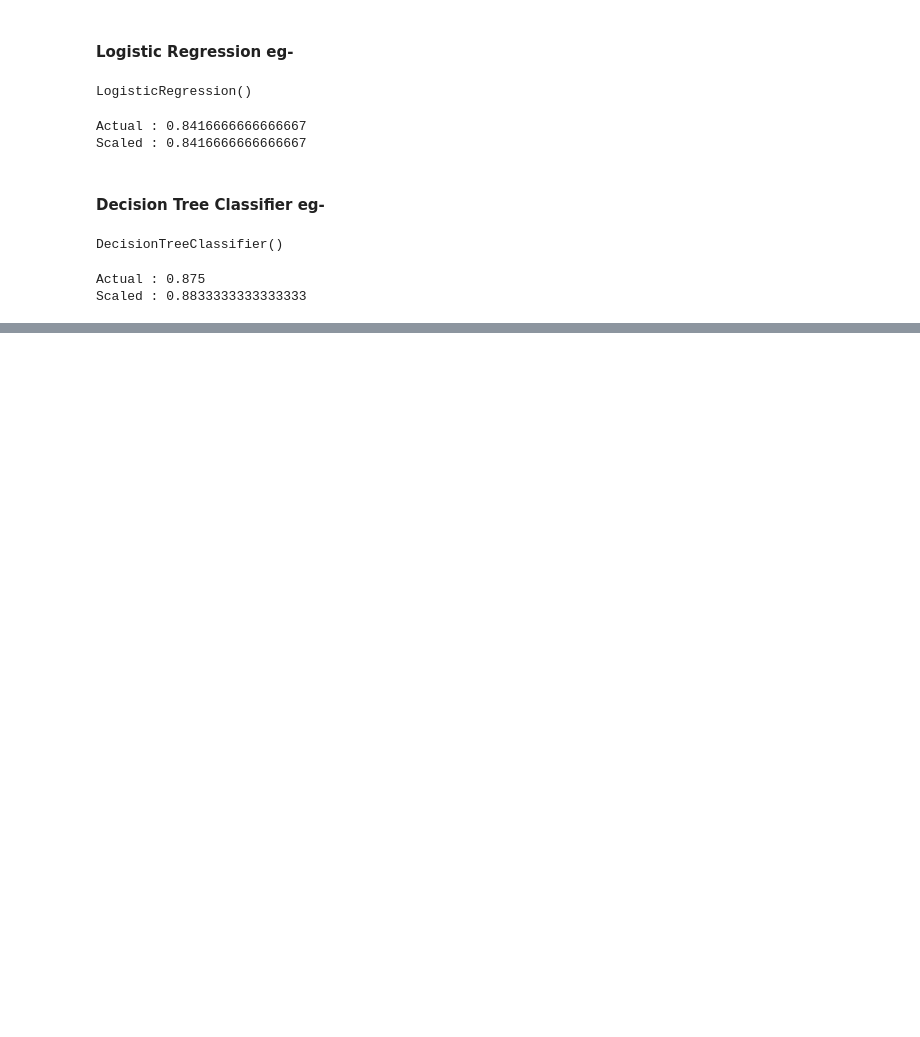
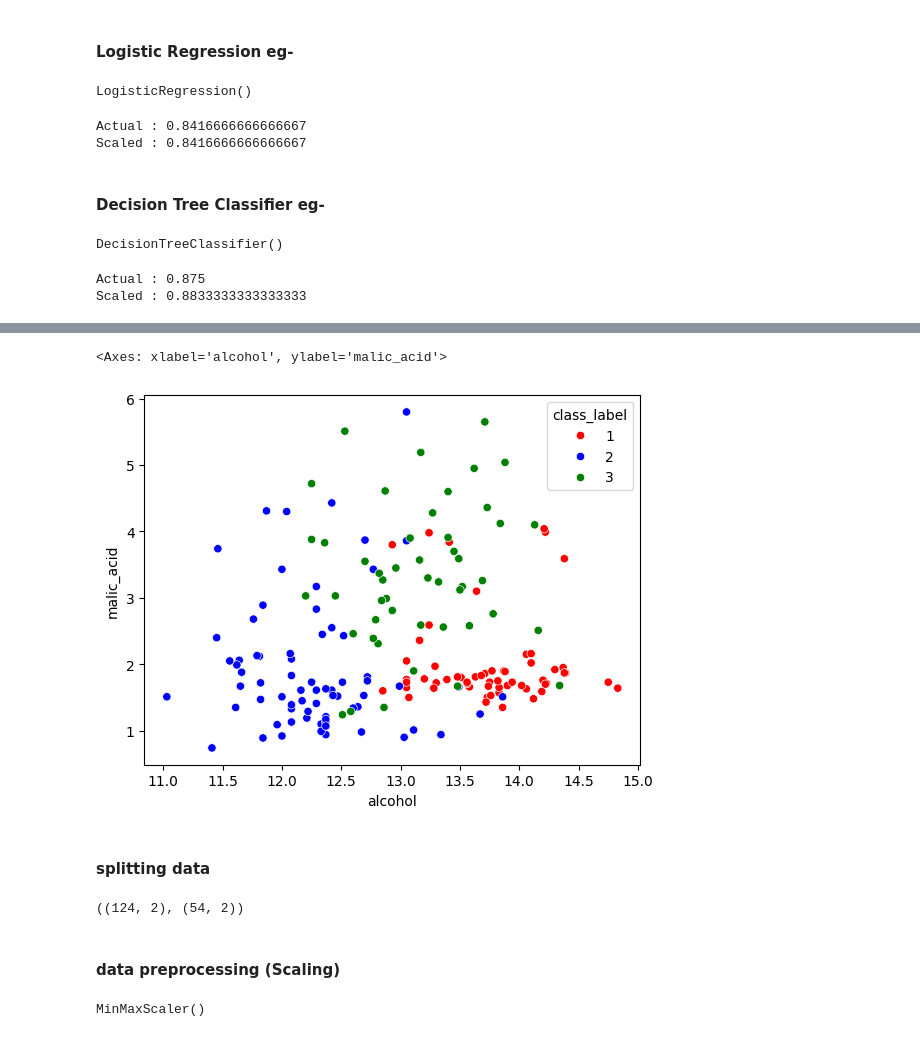
Before and after one commit to GautamKr2/Machine_Learning, a Jupyter notebook: Feature_Engineering/feature_scaling.ipynb, the cells around one changed output, grey strips where cells are left out. Saved outputs shown, nothing was run; the diff lists cells and outputs as text; code cells hidden in the pictures; blank space fills up the shorter version.

Commit message:
Learned Normalization(MinMaxScaling)

```diff
--- a/Feature_Engineering/feature_scaling.ipynb
+++ b/Feature_Engineering/feature_scaling.ipynb
@@ -175,0 +231,8 @@ Scaled : 0.8833333333333333
+# %%
+color_dict = {1:'red', 2:'blue', 3:'green'}
+sns.scatterplot(x=df['alcohol'], y=df['malic_acid'], hue=df['class_label'], palette=color_dict)
+# %% [output]
+<Axes: xlabel='alcohol', ylabel='malic_acid'>
+[figure, added]
+# %% [markdown]
+#### splitting data
@@ -175,0 +243,6 @@ Scaled : 0.8833333333333333
+# %%
+x_train.shape, x_test.shape
+# %% [output]
+((124, 2), (54, 2))
+# %% [markdown]
+#### data preprocessing (Scaling)
@@ -175,0 +253,4 @@ Scaled : 0.8833333333333333
+# %%
+scaler.fit(x_train)
+# %% [output]
+MinMaxScaler()
```
Also changed, not shown: parts of 21 cells of this notebook.
